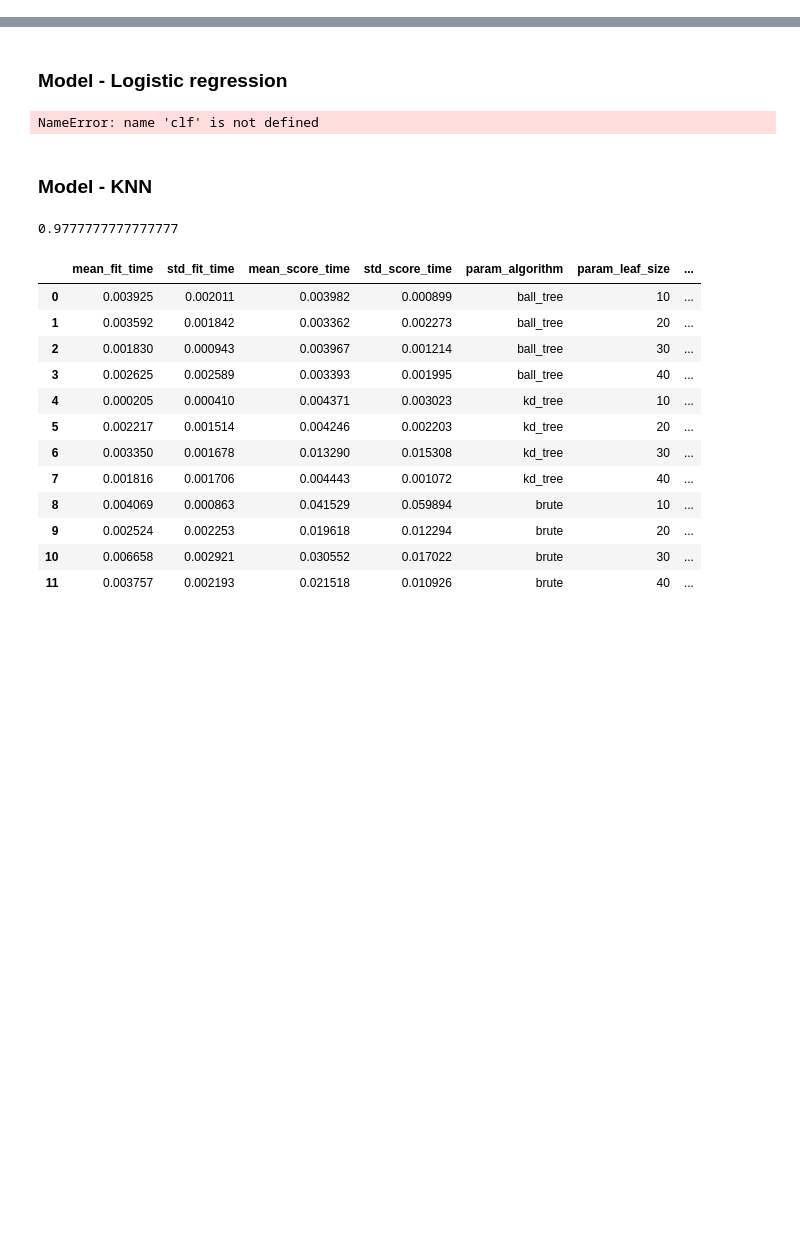
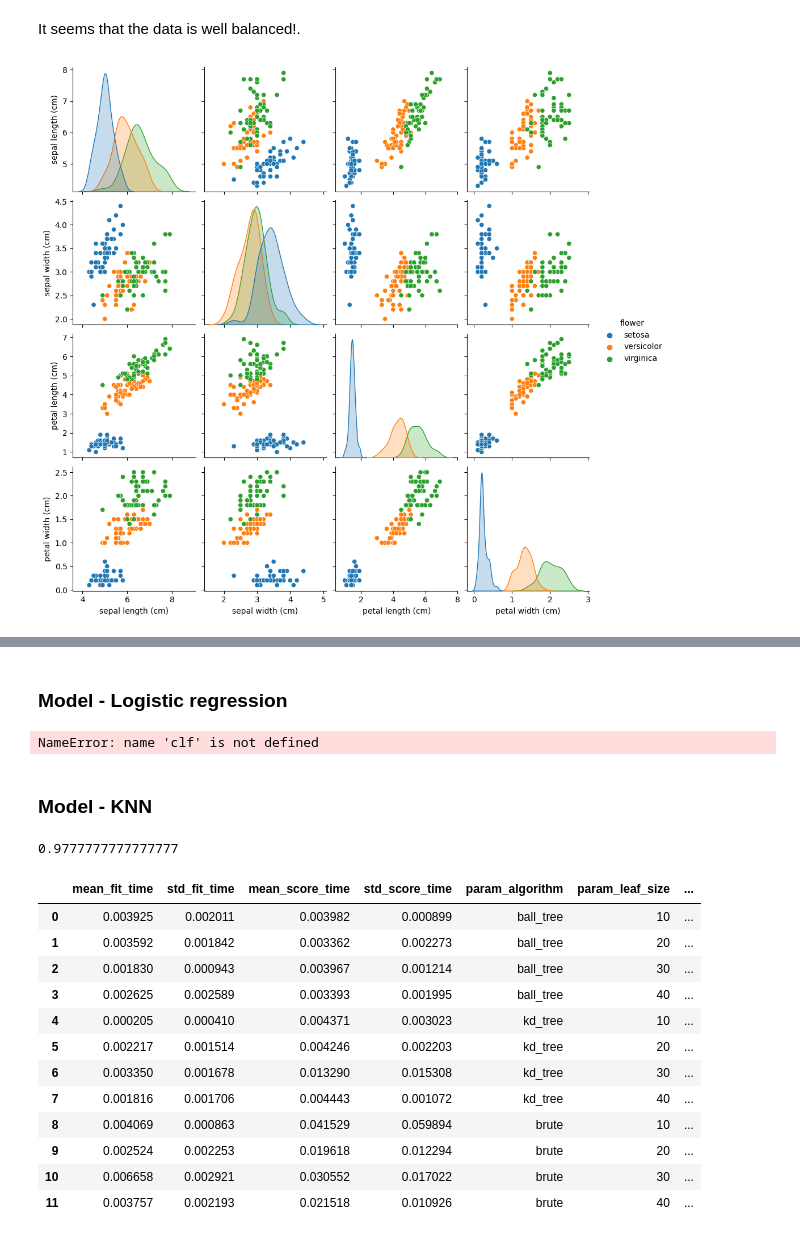
Before and after one commit to JULU909/Machine-learning-projects, a Jupyter notebook: IrisFlower/irisPrediction.ipynb, the cells around one changed output, grey strips where cells are left out. Drawn from its saved outputs; the diff is of its cells as text; code cells hidden in the pictures; blank space fills up the shorter version.

```diff
--- a/IrisFlower/irisPrediction.ipynb
+++ b/IrisFlower/irisPrediction.ipynb
@@ -13 +53,9 @@ df['flower'] = df['flower'].apply(lambda x : iris.target_names[x])
+# %% [markdown]
+It seems that the data is well balanced!.
+# %%
+#Pairplot to get the correlation among the 4 features.
+sns.pairplot(df, hue='flower')
+plt.show()
+# %% [output]
+[figure, added]
 # %%
```
Also changed, not shown: parts of 11 cells of this notebook, 23 other files.
